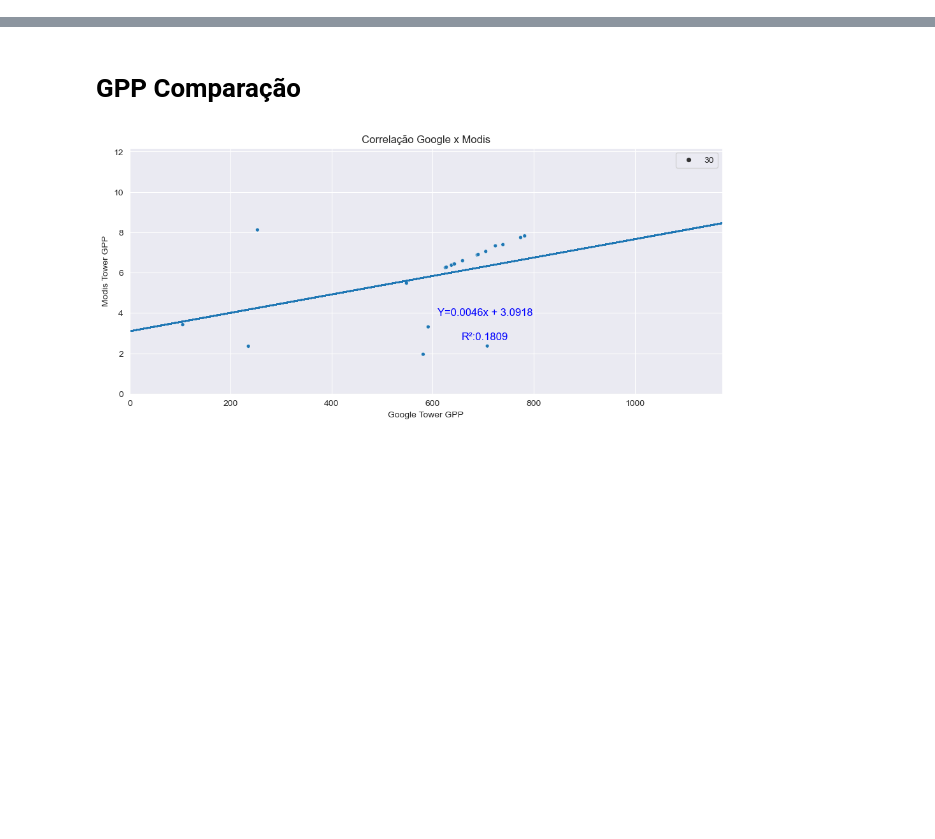
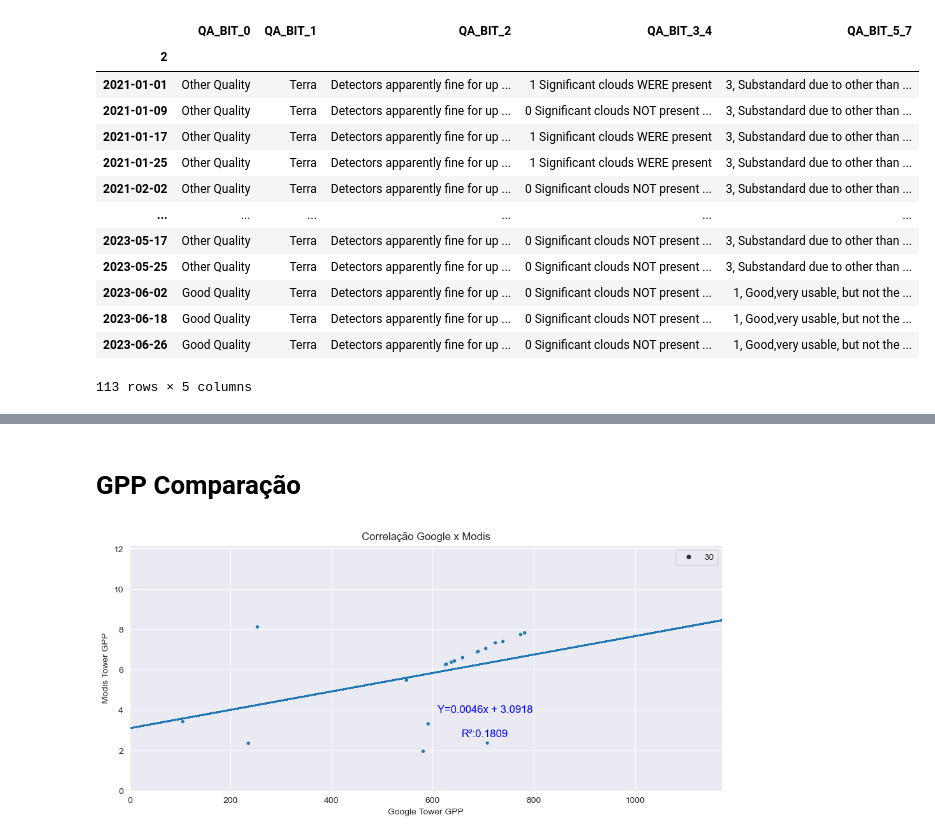
Before and after one commit to albert-santos/remote-sensing, a Jupyter notebook: Jean/Santarem/ComparacaoGoogle.ipynb, the cells around one changed output, grey strips where cells are left out. Cells and saved outputs as stored; diff of their text form; code cells hidden in the pictures; blank space fills up the shorter version.

```diff
--- a/Jean/Santarem/ComparacaoGoogle.ipynb
+++ b/Jean/Santarem/ComparacaoGoogle.ipynb
@@ -96,8 +111,19 @@ def date_parser(date):
 
 google_npp = pd.read_csv('./googleEarth/GPP_NPP_GOOGLE.csv',parse_dates=['system:time_start'],index_col=['system:time_start'])
 google_gpp = pd.read_csv('./googleEarth/GPP_8_DIAS.csv',parse_dates=['system:time_start'],index_col=['system:time_start'])
+
 modis_NPP = pd.read_csv('./DadosNPPSatelite/filtered_scaled_Npp_500m.csv',header=None)
+modis_NPPQC = pd.read_csv('./DadosNPPSatelite/Npp_BITSQC.csv',header=None,parse_dates=[2],index_col=[2],date_parser=date_parser)
+
 modis_GPP = pd.read_csv('./DadosGPPSatelite/filtered_scaled_Gpp_500m.csv',na_values='F',header=None,parse_dates=[2],index_col=[2],date_parser=date_parser)
+modis_PSNQC = pd.read_csv('./DadosGPPSatelite/Psn_QC_500m.csv',na_values=255,header=None,parse_dates=[2],index_col=[2],date_parser=date_parser)
 # %%
-google_data = google_npp.apply(lambda x:x.str.replace(',','.'),axis=1).loc[:,'Gpp':'Npp'].copy()
+google_data = google_npp
+
 tower_NPP = modis_NPP[[149]].copy()
+tower_NPPQC = modis_NPPQC[[149]].copy()
+
+tower_PSNQC = modis_PSNQC[149].copy()
+
+tower_PSNQC_BIN = tower_PSNQC.apply(lambda x:f'{int(x):08b}')
+tower_PSNQC_BIN
@@ -103,0 +144,63 @@ tower_NPP = modis_NPP[[149]].copy()
+# %%
+def Bits_para_QCFLAG(series):
+    """Função para transformar uma series com números binários em um dataframe
+        com colunas interpretando o binário em quality flags"""
+
+    QA_BITS = {
+            0:{
+            '0':'Good Quality',
+            '1':'Other Quality'
+        },
+            1:{
+            '0':'Terra',
+            '1':'Aqua'
+        },
+            2:{
+            '0':'Detectors apparently fine for up to 50% of channels 1,2',
+            '1':'Dead detectors caused >50% adjacent detector retrieval'
+        },
+            (3,4):{
+           '00': '0 Significant clouds NOT present (clear)',
+           '01': '1 Significant clouds WERE present',
+           '10': '2 Mixed cloud present on pixel',
+           '11': '3 Cloud state not defined,assumed clear'
+        },
+            (5,7):{
+           '000': "0, Very best possible",
+           '001': "1, Good,very usable, but not the best",
+           '010': "2, Substandard due to geometry problems - use with caution",
+           '011': "3, Substandard due to other than geometry problems - use with caution",
+           '100': "4, Couldn't retrieve pixel (NOT PRODUCED AT ALL - non-terrestrial biome)",
+           '111': "7, Fill Value"
+        }
+    }
+
+    mapped_values = []
+    for value in series:
+        mapped_value = {
+            'QA_BIT_0': QA_BITS[0].get(value[7:8]),
+            'QA_BIT_1': QA_BITS[1].get(value[6:7]),
+            'QA_BIT_2': QA_BITS[2].get(value[5:6]),
+            'QA_BIT_3_4': QA_BITS[(3, 4)].get(value[3:5]),
+            'QA_BIT_5_7': QA_BITS[(5, 7)].get(value[0:3])
+        }
+        mapped_values.append(mapped_value)
+    QC_DF = pd.DataFrame(mapped_values,index=series.index)
+    return QC_DF
+
+Bits_para_QCFLAG(tower_PSNQC_BIN)
+# %% [output]
+|  | QA_BIT_0 | QA_BIT_1 | QA_BIT_2 | QA_BIT_3_4 | QA_BIT_5_7 |
+| 2 |  |  |  |  |  |
+| 2021-01-01 | Other Quality | Terra | Detectors apparently fine for up ... | 1 Significant clouds WERE present | 3, Substandard due to other than ... |
+| 2021-01-09 | Other Quality | Terra | Detectors apparently fine for up ... | 0 Significant clouds NOT present ... | 3, Substandard due to other than ... |
+| 2021-01-17 | Other Quality | Terra | Detectors apparently fine for up ... | 1 Significant clouds WERE present | 3, Substandard due to other than ... |
+| 2021-01-25 | Other Quality | Terra | Detectors apparently fine for up ... | 1 Significant clouds WERE present | 3, Substandard due to other than ... |
+| 2021-02-02 | Other Quality | Terra | Detectors apparently fine for up ... | 0 Significant clouds NOT present ... | 3, Substandard due to other than ... |
+| ... | ... | ... | ... | ... | ... |
+| 2023-05-17 | Other Quality | Terra | Detectors apparently fine for up ... | 0 Significant clouds NOT present ... | 3, Substandard due to other than ... |
+| 2023-05-25 | Other Quality | Terra | Detectors apparently fine for up ... | 0 Significant clouds NOT present ... | 3, Substandard due to other than ... |
+| 2023-06-02 | Good Quality | Terra | Detectors apparently fine for up ... | 0 Significant clouds NOT present ... | 1, Good,very usable, but not the ... |
+| 2023-06-18 | Good Quality | Terra | Detectors apparently fine for up ... | 0 Significant clouds NOT present ... | 1, Good,very usable, but not the ... |
+| 2023-06-26 | Good Quality | Terra | Detectors apparently fine for up ... | 0 Significant clouds NOT present ... | 1, Good,very usable, but not the ... |
+113 rows × 5 columns
```
Also changed, not shown: parts of 7 cells of this notebook.
